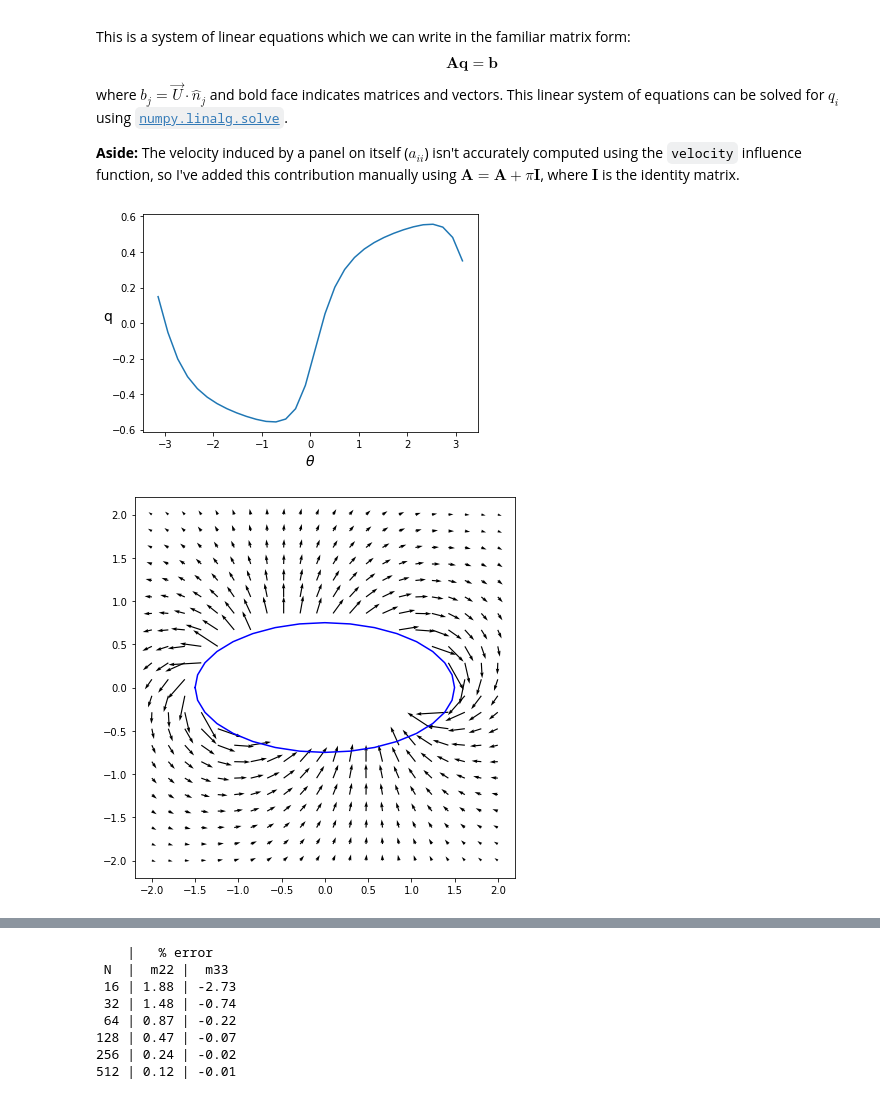
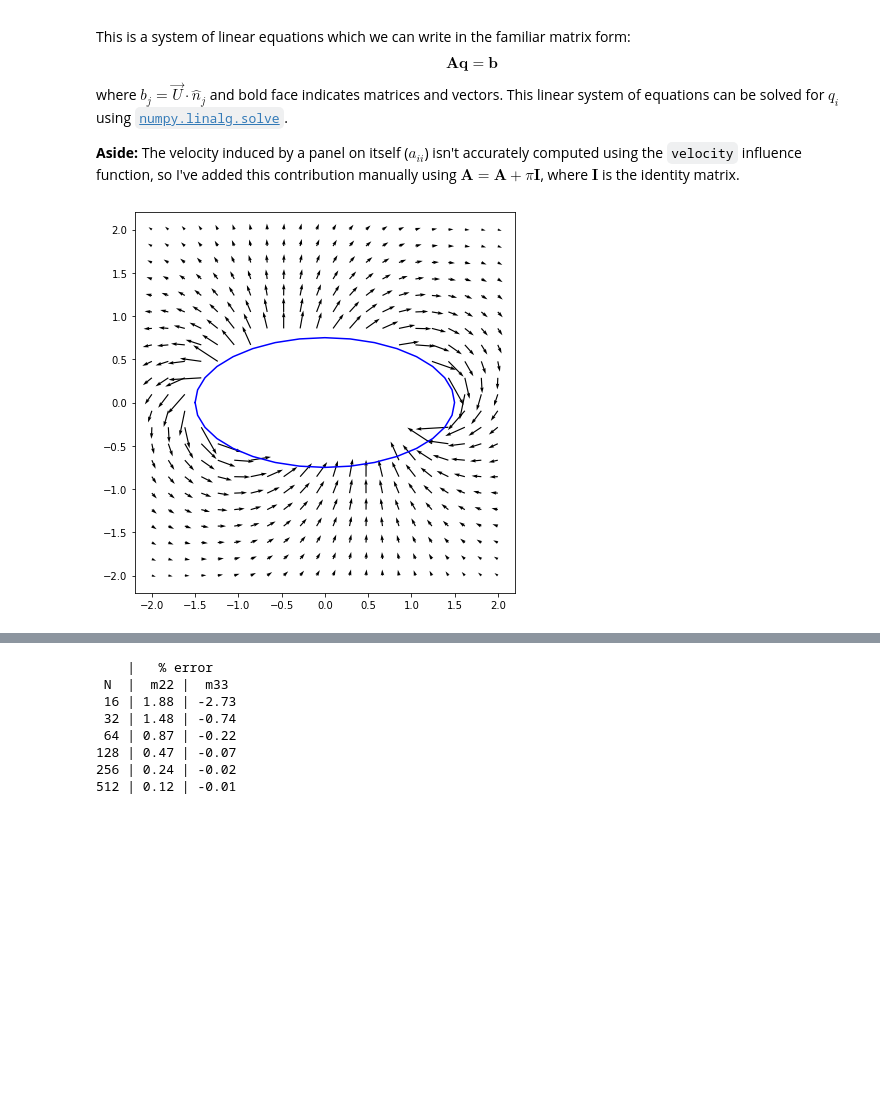
Before and after one commit to weymouth/MarineHydro, a Jupyter notebook: notebooks/panel_method.ipynb, the cells around one changed output, grey strips where cells are left out. Saved outputs shown, nothing was run; the diff lists cells and outputs as text; code cells hidden in the pictures; blank space fills up the shorter version.

```diff
--- a/notebooks/panel_method.ipynb
+++ b/notebooks/panel_method.ipynb
@@ -118,8 +118,8 @@ def mask_grid(x,y,mask):
   return np.array((delete(x),delete(y)))
 
 # geometry
-rx,ry = 1.5,0.75
-x,y = ellipse(32,rx,ry)
+N,rx,ry = 32,1.5,0.75
+x,y = ellipse(N,rx,ry)
 EXY = mask_grid(*XY,mask=lambda x,y: (x/rx)**2+(y/ry)**2<1)
 
 q = np.ones_like(x) # we don't know q yet!
@@ -154,32 +154,29 @@ where $b_j=\vec U \cdot \hat n_j$ and bold face indicates matrices and vectors.
 # %%
 def properties(x0, y0, x1, y1):
   "properties of a line segment"
   sx, sy = x1-x0, y1-y0         # segment vector
   xc, yc = x0+0.5*sx, y0+0.5*sy # segment center
   h = np.sqrt(sx**2+sy**2)      # segment length
   nx, ny = sy/h, -sx/h          # segment unit normal
   return xc, yc, nx, ny, h
 
 def construct_A(x,y,G=source,args=(),aii=np.pi):
   "construct the velocity influence matrix"
   # influence of panel i on the normal velocity at each panel center
   xc, yc, nx, ny, _ = properties(x[:-1], y[:-1], x[1:], y[1:])
   def u_n(i):
     u,v = velocity(xc,yc,x[i],y[i],x[i+1],y[i+1],G,args)
     return u*nx+v*ny
 
   # construct matrix
   A = np.array([u_n(i) for i in range(len(yc))]).T
   A += aii*np.eye(len(yc)) # add panel self-influence
   return A,nx,ny
 
-x,y = ellipse(32,rx,ry)
+Ux,Uy = -1,1 # change the motion direction with this
+x,y = ellipse(N,rx,ry)
 A,nx,ny = construct_A(x,y)
-b = -1*nx+1*ny # change the motion direction with this
-q = np.linalg.solve(A,b)
-plt.plot(np.linspace(-np.pi,np.pi,len(q)),q)
-plt.xlabel(r'$\theta$',size=14);plt.ylabel('q',rotation=0,size=14)
+q = np.linalg.solve(A,Ux*nx+Uy*ny)
 plot_flow(x,y,q,EXY)
 # %% [output]
-[figure, old version]
+[figure, new version]
-[figure, removed]
```
Also changed, not shown: parts of 4 cells of this notebook.
